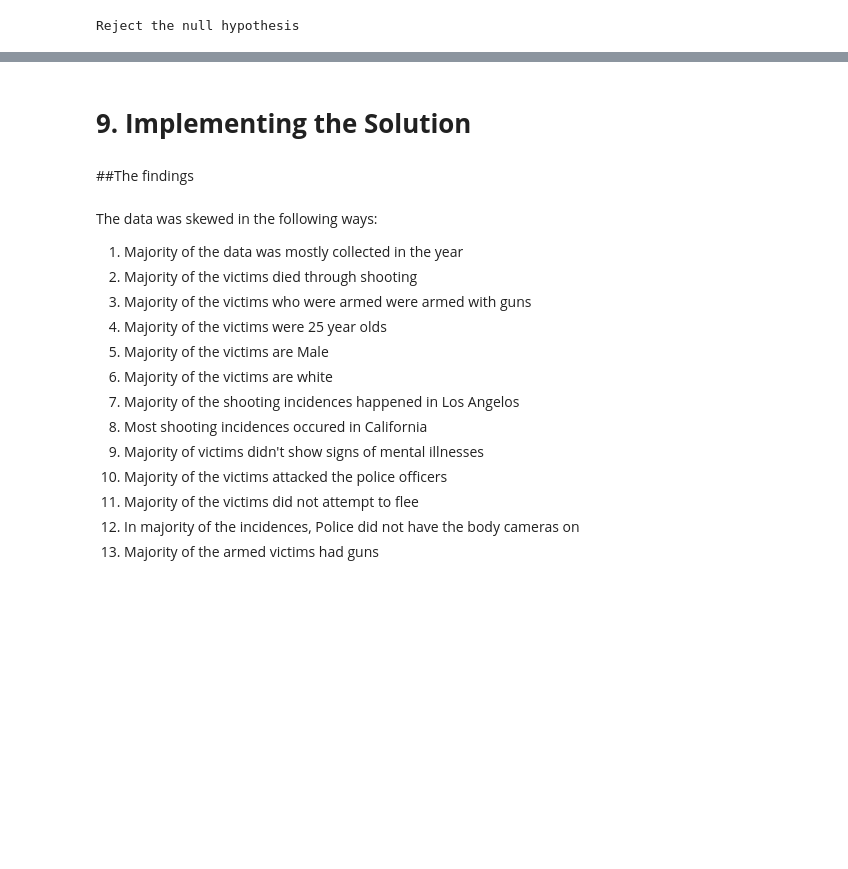
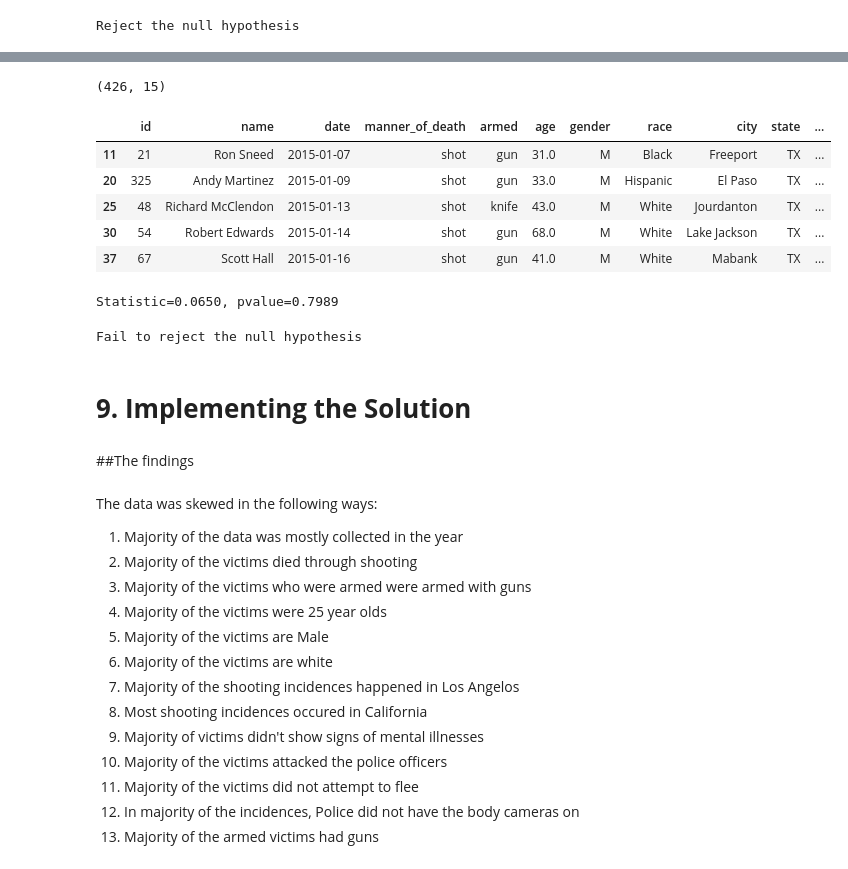
Before and after one commit to MachukaJoy/US_Police_Shootings_Analysis, a Jupyter notebook: US_POLICE_SHOOTING.ipynb, the cells around one changed output, grey strips where cells are left out. Drawn from its saved outputs; the diff is of its cells as text; code cells hidden in the pictures; blank space fills up the shorter version.

Commit message:
Location Hypothesis

```diff
--- a/US_POLICE_SHOOTING.ipynb
+++ b/US_POLICE_SHOOTING.ipynb
@@ -1399,3 +1450,33 @@ Reject the null hypothesis
+# %%
+#TX dataset
+TX_df=df.loc[(df['state']== 'TX')]
+print(TX_df.shape)
+TX_df.head()
+# %% [output]
+(426, 15)
+|  | id | name | date | manner_of_death | armed | age | gender | race | city | state | ... |
+| 11 | 21 | Ron Sneed | 2015-01-07 | shot | gun | 31.0 | M | Black | Freeport | TX | ... |
+| 20 | 325 | Andy Martinez | 2015-01-09 | shot | gun | 33.0 | M | Hispanic | El Paso | TX | ... |
+| 25 | 48 | Richard McClendon | 2015-01-13 | shot | knife | 43.0 | M | White | Jourdanton | TX | ... |
+| 30 | 54 | Robert Edwards | 2015-01-14 | shot | gun | 68.0 | M | White | Lake Jackson | TX | ... |
+| 37 | 67 | Scott Hall | 2015-01-16 | shot | gun | 41.0 | M | White | Mabank | TX | ... |
+# %%
+# ## Check the equality of the variances between the two groups using Levene's test
+
+stat,p = stats.levene(CA_df['city'].value_counts(), TX_df['city'].value_counts())
+#we use center = mean because our samples are fairly/moderately skewed
+
+print('Statistic=%.4f, pvalue=%.4f' % (stat, p))
+# %% [output]
+Statistic=0.0650, pvalue=0.7989
+# %%
+#Interpreting the results
+if p<0.05:
+    print("Reject null hypothesis and Accept the alternative hypotheis")
+else:
+    print("Fail to reject the null hypothesis")
+# %% [output]
+Fail to reject the null hypothesis
 # %% [markdown]
 # **9. Implementing the Solution**
 # %% [markdown]
```
Also changed, not shown: parts of 51 cells of this notebook, 3 other files.
